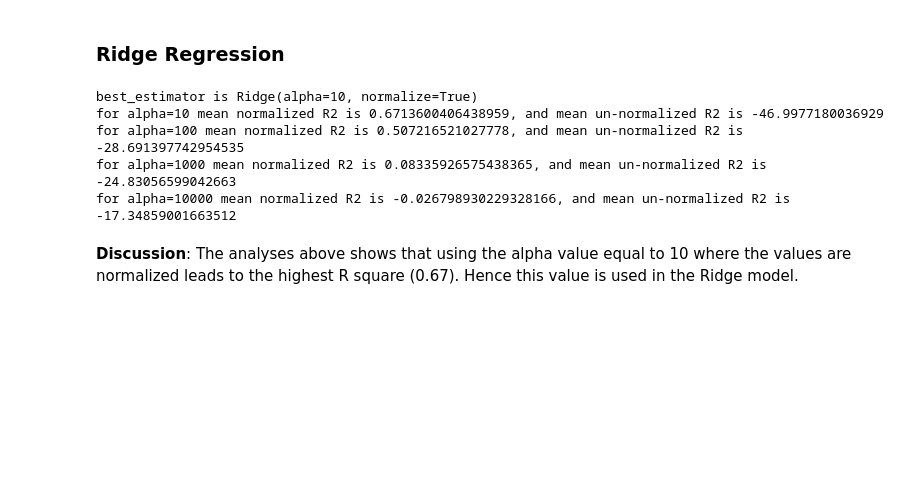
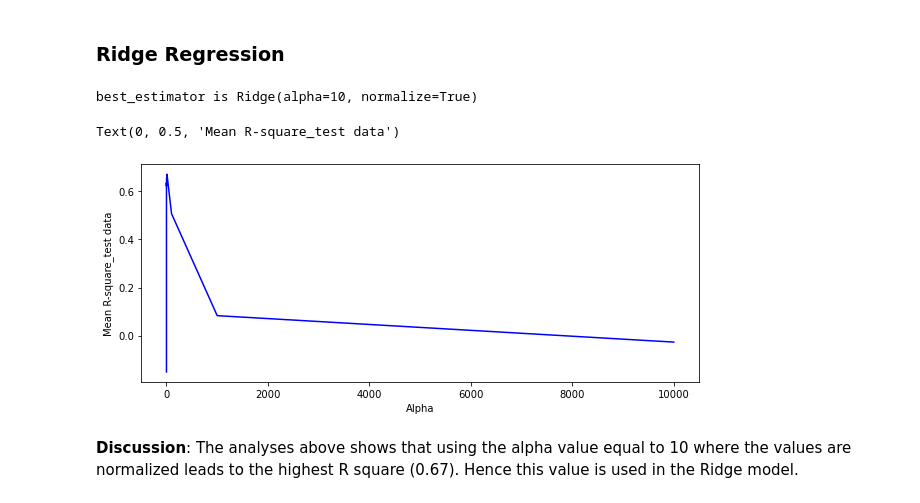
Before and after one commit to Farhad-Davaripour/Step_by_Step_Data_Analysis_Auto_Dataset, a Jupyter notebook: Code_Python.ipynb, the cells around one changed output. Cells and saved outputs as stored; diff of their text form; code cells hidden in the pictures; blank space fills up the shorter version.

```diff
--- a/Code_Python.ipynb
+++ b/Code_Python.ipynb
@@ -656,27 +657,33 @@ Text(0.5, 1.0, 'Distribution plot')
 # %%
 # before creating the ridge model, let's find the alpha parameter in the Ridge model which leads to the highest R square.
 # R square will be further discussed under the model evaluation section
 alpha=[]
 deg = 3
-for A in range(1,5):
+for A in range(-5,5):
     alpha.append(10**A)
-parameter = {'alpha':alpha,'normalize':[True,False]}
+##
+parameter = {'alpha':alpha,'normalize':[True]}
 grid1 = GridSearchCV(Ridge(),parameter,cv=4)
 grid1.fit(PolynomialFeatures(degree=deg).fit_transform(x_data_total[cor_list]),y_data_total)
 print(f'best_estimator is {grid1.best_estimator_}')
 mean_test_score = grid1.cv_results_['mean_test_score']
+##
 c=0
+mean_test_score_list = []
 for _ in range(len(mean_test_score)):
     if c<len(mean_test_score):
-        for B in alpha:
-            print(f"for alpha={B} mean normalized R2 is {mean_test_score[c]}, and mean un-normalized R2 is {mean_test_score[c+1]}")
-            c=c+2
+        for B in tqdm(alpha):
+            mean_test_score_list.append(round(mean_test_score[c],3))
+            c=c+1
+##
+fig, ax = plt.subplots(figsize = (10,4))
+sns.lineplot(alpha,mean_test_score_list, ax=ax, color='blue')
+plt.xlabel('Alpha')
+plt.ylabel('Mean R-square_test data')
 # %% [output]
 best_estimator is Ridge(alpha=10, normalize=True)
-for alpha=10 mean normalized R2 is 0.6713600406438959, and mean un-normalized R2 is -46.9977180036929
-for alpha=100 mean normalized R2 is 0.507216521027778, and mean un-normalized R2 is -28.691397742954535
-for alpha=1000 mean normalized R2 is 0.08335926575438365, and mean un-normalized R2 is -24.83056599042663
-for alpha=10000 mean normalized R2 is -0.026798930229328166, and mean un-normalized R2 is -17.34859001663512
+Text(0, 0.5, 'Mean R-square_test data')
+[figure, added]
 # %% [markdown]
 **Discussion**: The analyses above shows that using the alpha value equal to 10 where the values are normalized leads to the highest R square (0.67). Hence this value is used in the Ridge model.
 # %%
```
Also changed, not shown: parts of 11 cells of this notebook.
